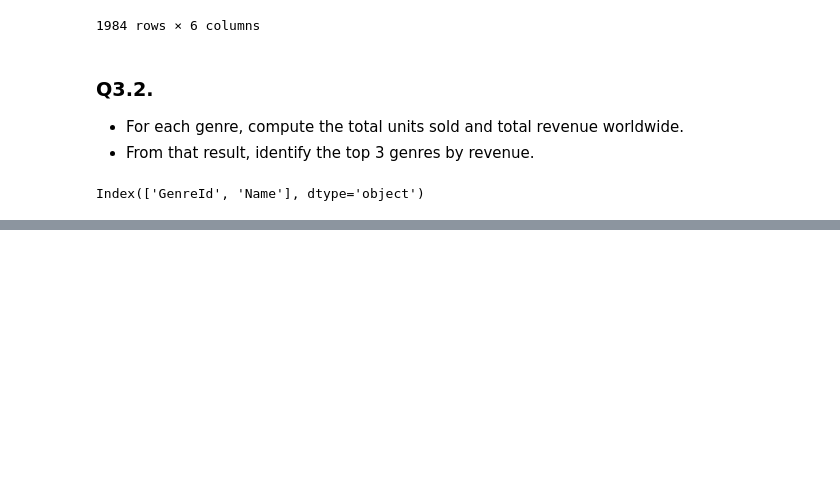
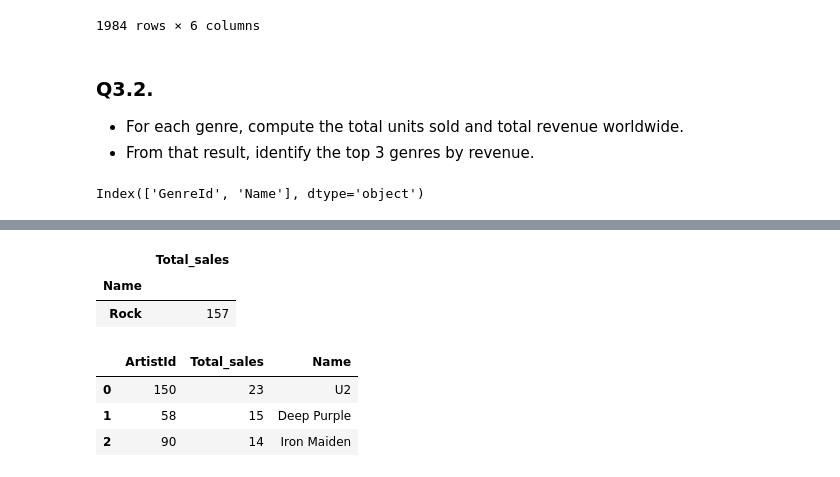
Before and after one commit to poryaa/Pandas_project, a Jupyter notebook: Chinook_project.ipynb, the cells around one changed output, grey strips where cells are left out. Saved outputs shown, nothing was run; the diff lists cells and outputs as text; code cells hidden in the pictures; blank space fills up the shorter version.

```diff
--- a/Chinook_project.ipynb
+++ b/Chinook_project.ipynb
@@ -260,0 +286,42 @@ ans
+# %%
+import pandas as pd
+df = pd.read_csv('./data/Chinhook_dataset/Invoice.csv')
+usa_customers = df[df['BillingCountry'] == 'USA'].drop(columns=['InvoiceDate','BillingPostalCode','CustomerId'],axis=1)
+invoice_line =pd.read_csv('./data/Chinhook_dataset/InvoiceLine.csv')
+full_usa_cust=usa_customers[['InvoiceId','BillingCountry']].merge(invoice_line[['InvoiceId','TrackId','UnitPrice','Quantity']], on='InvoiceId')
+track =pd.read_csv('./data/Chinhook_dataset/Track.csv')
+usa_genre_cust = full_usa_cust.merge(track[['TrackId','GenreId']], on='TrackId')
+genre =pd.read_csv('./data/Chinhook_dataset/Genre.csv')
+df = usa_genre_cust.merge(genre, on='GenreId')
+df_finall = (df.groupby('Name')
+             .agg(
+                 Total_sales=('Quantity','sum')
+             )
+             .sort_values('Total_sales', ascending=False)
+             .head(1))
+df_finall
+# %% [output]
+|  | Total_sales |
+| Name |  |
+| Rock | 157 |
+# %%
+#Second part
+df1 = df[df['Name']=='Rock']
+df2 = df1.merge(track[['TrackId','AlbumId']], on='TrackId' )
+album =pd.read_csv('./data/Chinhook_dataset/Album.csv')
+df3 = df2.merge(album[['AlbumId','ArtistId']], on='AlbumId')
+df3
+top_3 = (df3.groupby(['ArtistId'])
+         .agg(
+             Total_sales = ('Quantity','sum')
+         )
+         .sort_values(by='Total_sales', ascending=False)
+         .head(3))
+artist =pd.read_csv('./data/Chinhook_dataset/Artist.csv')
+top_3_name = top_3.merge(artist,on='ArtistId')
+top_3_name
+# %% [output]
+|  | ArtistId | Total_sales | Name |
+| 0 | 150 | 23 | U2 |
+| 1 | 58 | 15 | Deep Purple |
+| 2 | 90 | 14 | Iron Maiden |
```
Also changed, not shown: parts of 4 cells of this notebook.
